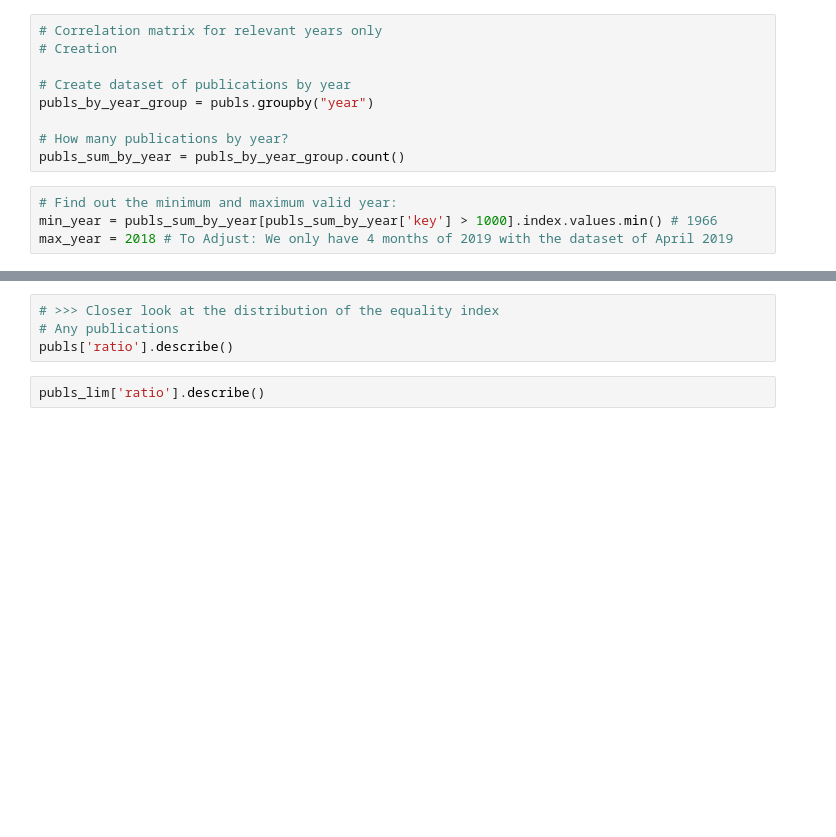
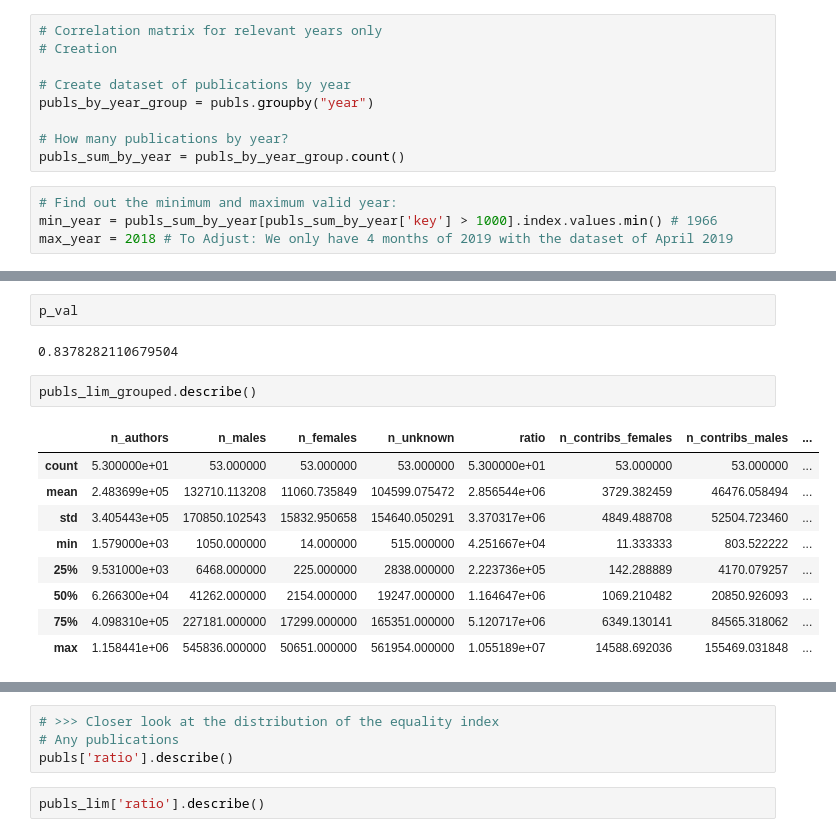
Before and after one commit to LiFaytheGoblin/Gender-Equality-in-CS-Publications, a Jupyter notebook: HypothesisTesting_H6.ipynb, the cells around one changed output, grey strips where cells are left out. Saved outputs shown, nothing was run; the diff lists cells and outputs as text; blank space fills up the shorter version.

```diff
--- a/HypothesisTesting_H6.ipynb
+++ b/HypothesisTesting_H6.ipynb
@@ -80,0 +117,16 @@ publs_lim_cor = publs_lim.corr(method='spearman') # correlation matrix
+# %%
+p_val
+# %% [output]
+0.8378282110679504
+# %%
+publs_lim_grouped.describe()
+# %% [output]
+|  | n_authors | n_males | n_females | n_unknown | ratio | n_contribs_females | n_contribs_males | ... |
+| count | 5.300000e+01 | 53.000000 | 53.000000 | 53.000000 | 5.300000e+01 | 53.000000 | 53.000000 | ... |
+| mean | 2.483699e+05 | 132710.113208 | 11060.735849 | 104599.075472 | 2.856544e+06 | 3729.382459 | 46476.058494 | ... |
+| std | 3.405443e+05 | 170850.102543 | 15832.950658 | 154640.050291 | 3.370317e+06 | 4849.488708 | 52504.723460 | ... |
+| min | 1.579000e+03 | 1050.000000 | 14.000000 | 515.000000 | 4.251667e+04 | 11.333333 | 803.522222 | ... |
+| 25% | 9.531000e+03 | 6468.000000 | 225.000000 | 2838.000000 | 2.223736e+05 | 142.288889 | 4170.079257 | ... |
+| 50% | 6.266300e+04 | 41262.000000 | 2154.000000 | 19247.000000 | 1.164647e+06 | 1069.210482 | 20850.926093 | ... |
+| 75% | 4.098310e+05 | 227181.000000 | 17299.000000 | 165351.000000 | 5.120717e+06 | 6349.130141 | 84565.318062 | ... |
+| max | 1.158441e+06 | 545836.000000 | 50651.000000 | 561954.000000 | 1.055189e+07 | 14588.692036 | 155469.031848 | ... |
```
Also changed, not shown: parts of 15 cells of this notebook, 1 other file.
